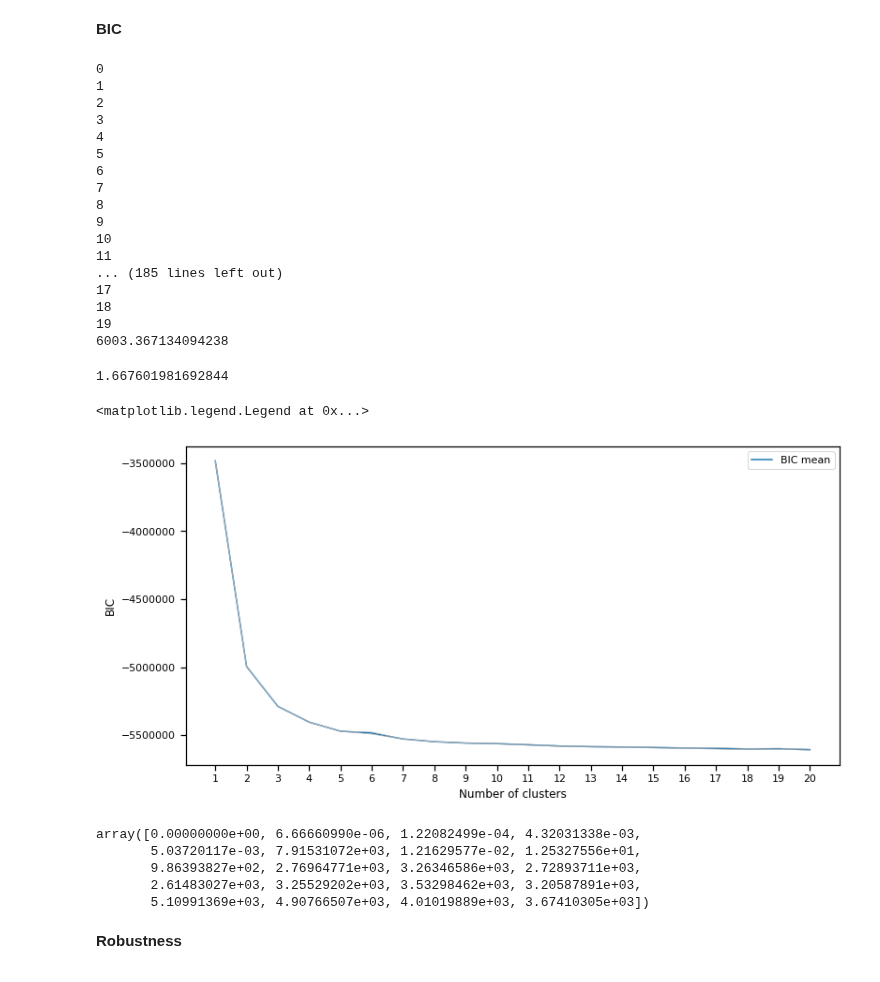
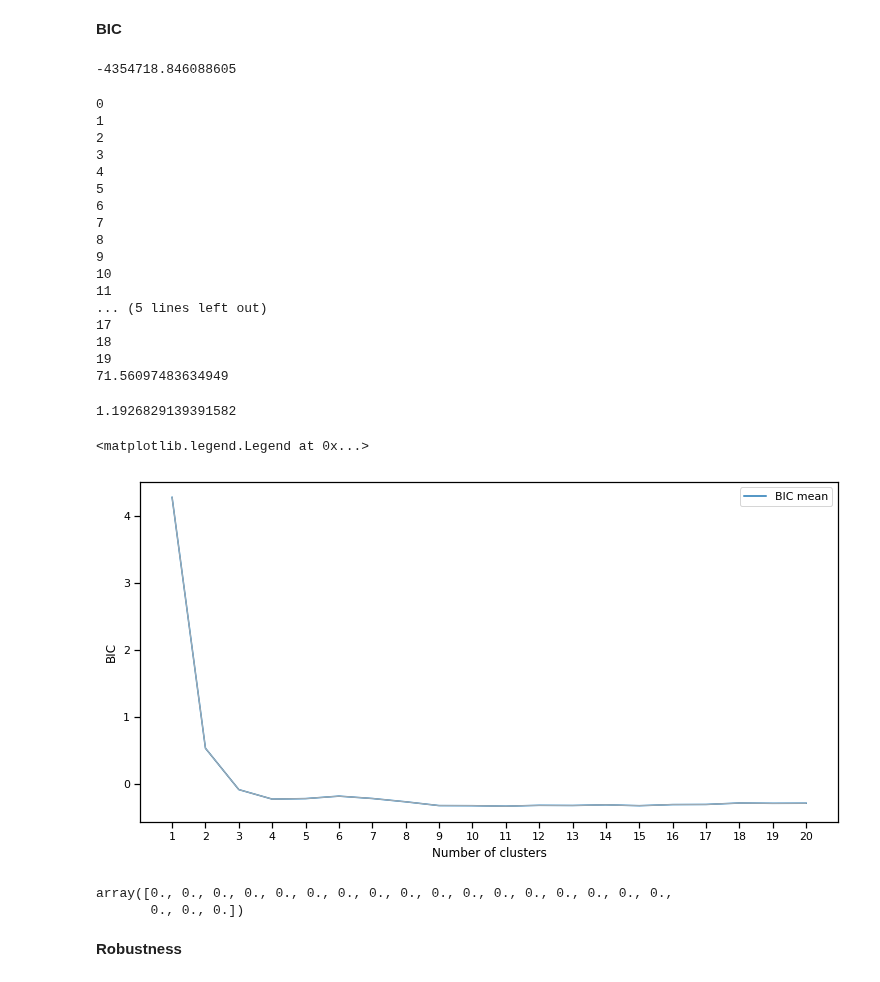
Before and after one commit to euroargodev/BlueCloud, a Jupyter notebook: Develop_PCM_model.ipynb, the cells around one changed output. Saved outputs shown, nothing was run; the diff lists cells and outputs as text; code cells hidden in the pictures.

```diff
--- a/Develop_PCM_model.ipynb
+++ b/Develop_PCM_model.ipynb
@@ -34,10 +34,10 @@ __Choose dataset__
 #file_path = '/export/home1/agarciaj/datasets/global-analysis-forecast-phy-001-024_1598520725098.nc'
 
 # GLOBAL_REANALYSIS_PHY_001_030
-file_path = '/export/home1/agarciaj/datasets/global-reanalysis-phy-001-030-monthly_1601036810235.nc'
+#file_path = '/export/home1/agarciaj/datasets/global-reanalysis-phy-001-030-monthly_1601036810235.nc'
 
 # GLOBAL_REANALYSIS_PHY_001_031
-#file_path = '/export/home1/agarciaj/datasets/global-reanalysis-phy-001-031-grepv2-monthly_1598972586332.nc'
+file_path = '/export/home1/agarciaj/datasets/global-reanalysis-phy-001-031-grepv2-monthly_1598972586332.nc'
 
 # GLOBAL_REANALYSIS_BIO_001_029
 #file_path = '/export/home1/agarciaj/datasets/global-reanalysis-bio-001-029-monthly_1598524945308.nc'
@@ -47,9 +47,9 @@ Variables names in dataset (__TODO__: find an elegant way to do that)
 # time and coordinates dimensions (expecify then here but use a generic name in the rest of the notebook)
 time_dim = 'time'
 lon_dim = 'longitude'
-let_dim = 'latitude'
+lat_dim = 'latitude'
 z_dim = 'depth'
-var_name = 'thetao' #temp_var = 'fe'
+var_name = 'thetao_oras' #temp_var = 'fe'
 # %% [markdown]
 __Model options__
 # %%
@@ -157,18 +160,21 @@ mask.plot()
 # %% [markdown]
 __BIC__
 # %%
-m.bic(ds, features=features_in_ds, dim=features_zdim)
+m.bic(ds, features=features_in_ds, dim=z_dim)
+# %% [output]
+-4354718.846088605
 # %%
 import time
 start = time.time()
 
+#only one snapshot for the moment
 dsp = ds.isel(time=0)
 
 # Since we have more observations than the maximum independant sample size,
 # we can run several BIC computations
 kmax = 20
 #Nrun = 1
-Nrun = 10
+Nrun = 1
 BIC = np.zeros((kmax,Nrun))
 BICf = np.zeros((kmax,Nrun))
 
@@ -184,11 +190,11 @@ for run in range(Nrun):
         #create model
         m = pcm(K=k+1, features=pcm_features)
         #fit model
-        m.fit(dsp, features=features_in_ds, dim=features_zdim)
+        m.fit(dsp, features=features_in_ds, dim=z_dim)
         #calculate BIC
 
         #this_gmm = GMM(n_components=k+1).fit(Xn[ii])
-        BIC[k,run] = m.bic(dsp, features=features_in_ds, dim=features_zdim)
+        BIC[k,run] = m.bic(dsp, features=features_in_ds, dim=z_dim)
         D = 1 # Nb of dimension
         #Nf = (k+1)-1 + (k+1)*D + (k+1)*D*(D+1)/2 # Nb of independant parameters to estimate
         #print(Nf, m._n_parameters())
@@ -209,39 +215,36 @@ print(end - start)
 9
 10
 11
-... (185 lines left out)
+... (5 lines left out)
 17
 18
 19
-6003.367134094238
+71.56097483634949
-# %%
-6003.367134094238/60/60
-# %% [output]
-1.667601981692844
+# %%
+71.56097483634949/60
+# %% [output]
+1.1926829139391582
 # %%
 fig, ax = plt.subplots(nrows=1, ncols=1, figsize=(10,5), dpi=90)
 BICmean = np.mean(BIC,axis=1)
 BICstd = np.std(BIC,axis=1)
 normBICmean = (BICmean-np.mean(BICmean))/np.std(BICmean)
 #plt.plot(np.arange(kmax)+1,(BIC-np.mean(BIC))/np.std(BIC),label='Raw BIC')
-plt.plot(np.arange(kmax)+1,BICmean,label='BIC mean')
-plt.plot(np.arange(kmax)+1,BICmean+BICstd,color=[0.7]*3,linewidth=0.5)
-plt.plot(np.arange(kmax)+1,BICmean-BICstd,color=[0.7]*3,linewidth=0.5)
+plt.plot(np.arange(kmax)+1,normBICmean,label='BIC mean')
+plt.plot(np.arange(kmax)+1,normBICmean+BICstd,color=[0.7]*3,linewidth=0.5)
+plt.plot(np.arange(kmax)+1,normBICmean-BICstd,color=[0.7]*3,linewidth=0.5)
 plt.ylabel('BIC')
 plt.xlabel('Number of clusters')
 plt.xticks(np.arange(kmax)+1)
 plt.legend()
 # %% [output]
 <matplotlib.legend.Legend at 0x...>
-[figure, old version]
+[figure, new version]
 # %%
 BICstd
 # %% [output]
-array([0.00000000e+00, 6.66660990e-06, 1.22082499e-04, 4.32031338e-03,
-       5.03720117e-03, 7.91531072e+03, 1.21629577e-02, 1.25327556e+01,
-       9.86393827e+02, 2.76964771e+03, 3.26346586e+03, 2.72893711e+03,
-       2.61483027e+03, 3.25529202e+03, 3.53298462e+03, 3.20587891e+03,
-       5.10991369e+03, 4.90766507e+03, 4.01019889e+03, 3.67410305e+03])
+array([0., 0., 0., 0., 0., 0., 0., 0., 0., 0., 0., 0., 0., 0., 0., 0., 0.,
+       0., 0., 0.])
 # %% [markdown]
 __Robustness__
 # %% [markdown]
```
Also changed, not shown: parts of 8 cells of this notebook.
